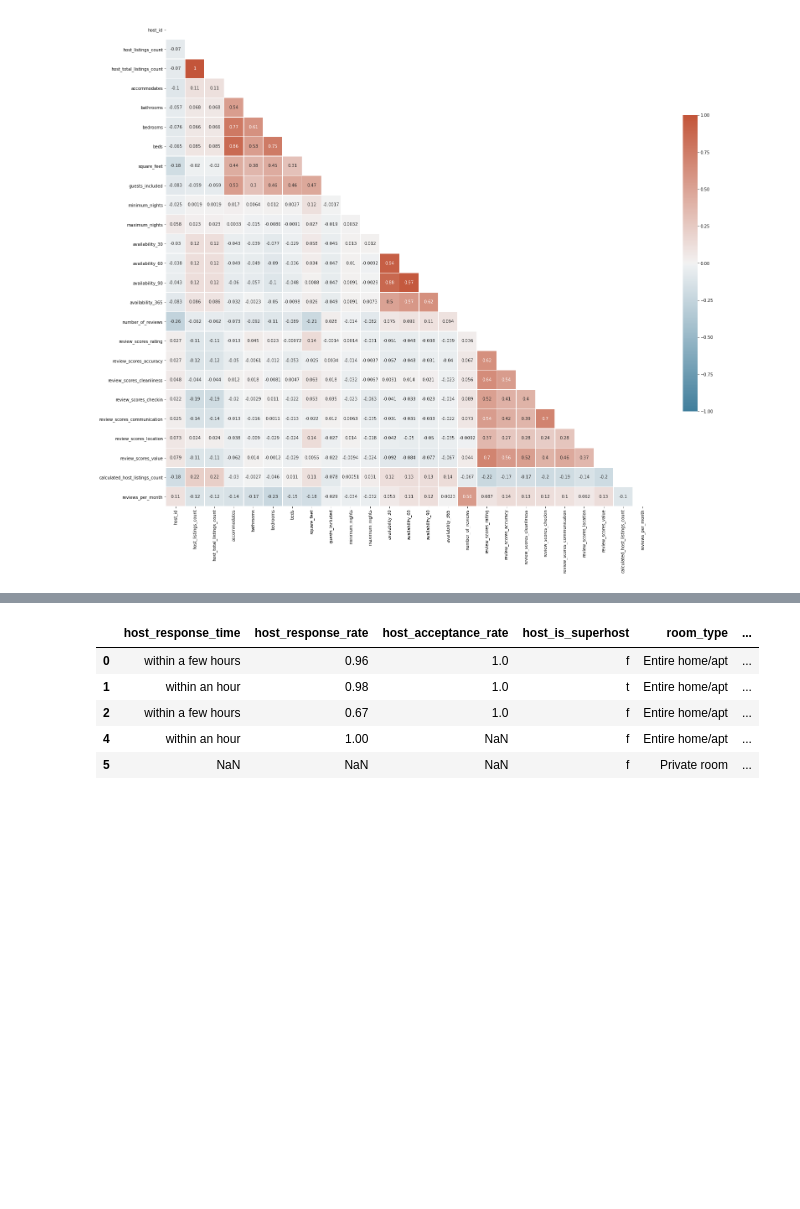
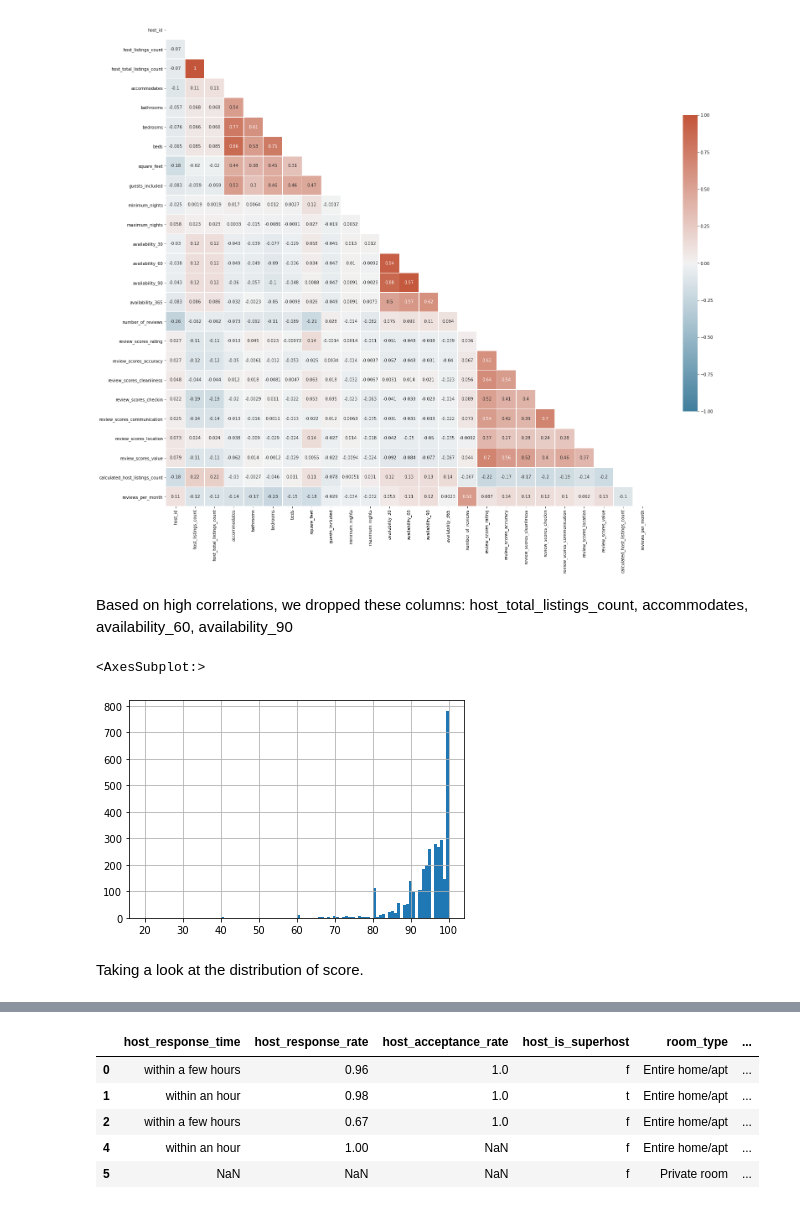
Before and after one commit to jonyhua/DS-Nanodegree-Project1-Blogpost, a Jupyter notebook: Project 1 - Airbnb Seattle - Jony Hua.ipynb, the cells around one changed output, grey strips where cells are left out. Saved outputs shown, nothing was run; the diff lists cells and outputs as text; code cells hidden in the pictures; blank space fills up the shorter version.

```diff
--- a/Project 1 - Airbnb Seattle - Jony Hua.ipynb
+++ b/Project 1 - Airbnb Seattle - Jony Hua.ipynb
@@ -349,6 +328,15 @@ sns.heatmap(corr, mask=mask, cmap=cmap, vmax=1, center=0,vmin=-1,
 # %% [output]
 <AxesSubplot:>
 [figure]
+# %% [markdown]
+Based on high correlations, we dropped these columns: host_total_listings_count, accommodates, availability_60, availability_90
 # %%
 listing_df=listing_df.drop(columns=['host_total_listings_count','accommodates','availability_60','availability_90'])
+# %%
+listing_df.review_scores_rating.hist(bins=100)
+# %% [output]
+<AxesSubplot:>
+[figure, added]
+# %% [markdown]
+Taking a look at the distribution of score.
 # %%
```
Also changed, not shown: parts of 62 cells of this notebook, 1 other file.
